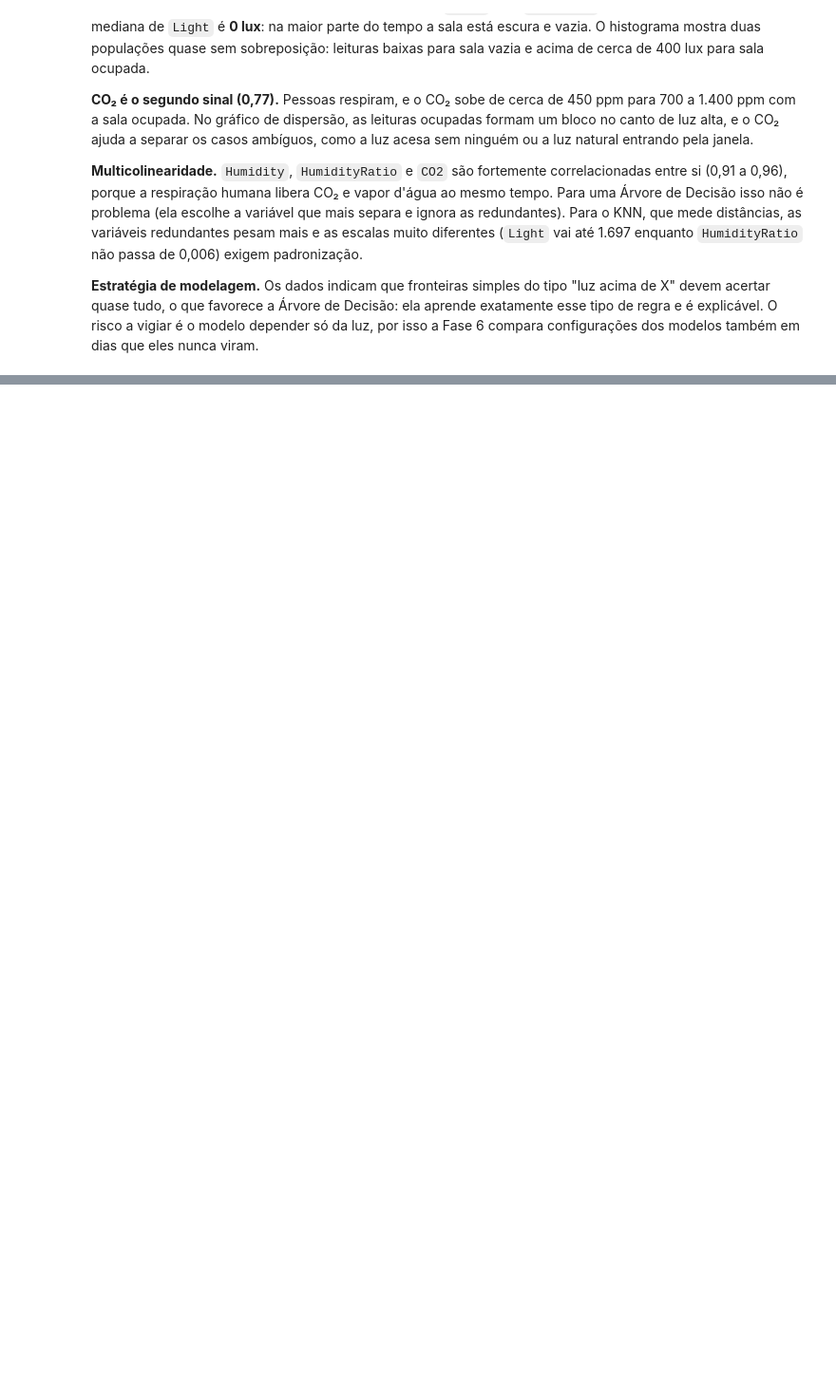
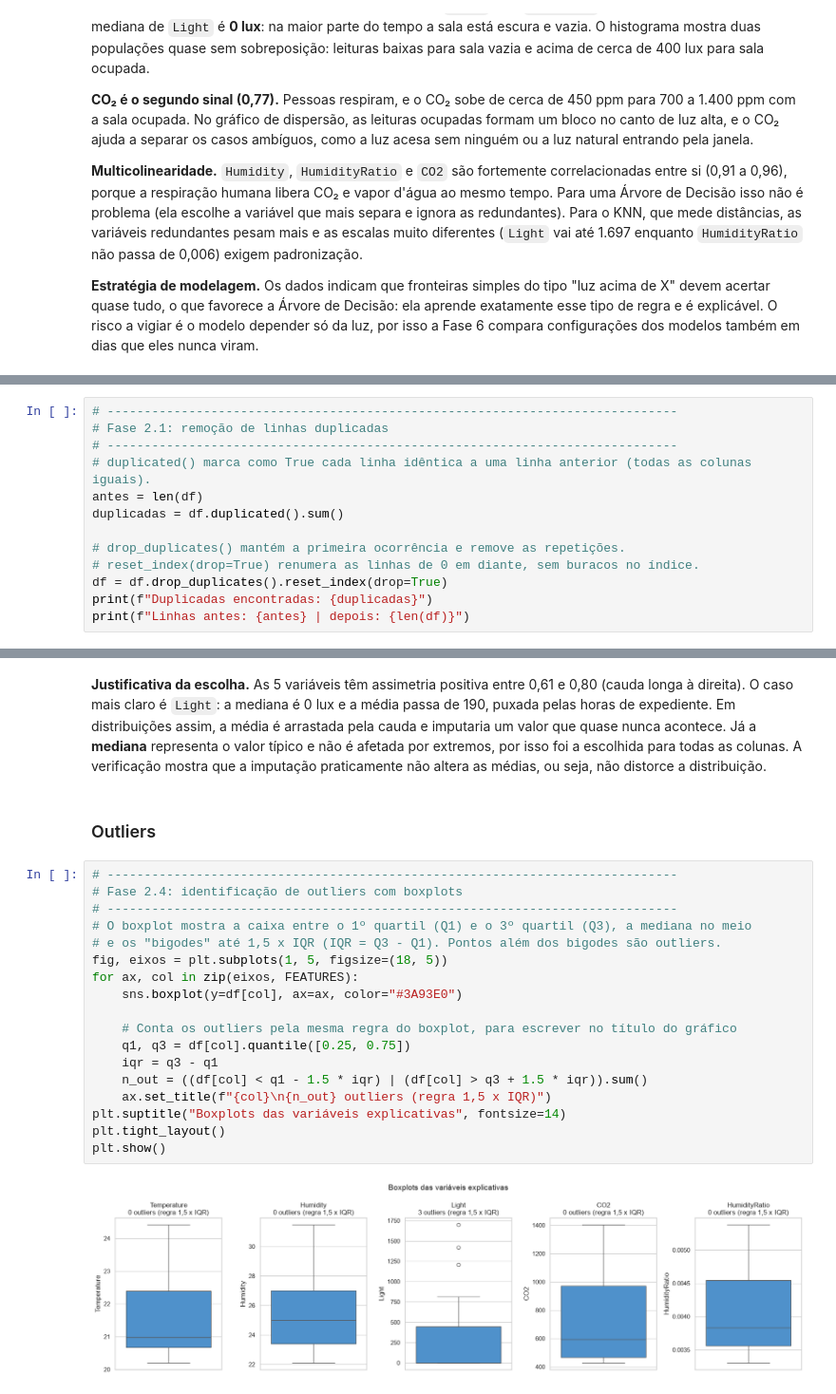
Before and after one commit to andersondiroza-dev/ocupacao-ia-pipeline, a Jupyter notebook: pipeline_ocupacao.ipynb, the cells around one changed output, grey strips where cells are left out. Shown at 95% size. Cells and saved outputs as stored; diff of their text form; blank space fills up the shorter version.

Commit message:
implementa fase 2: limpeza e tratamento dos dados

```diff
--- a/pipeline_ocupacao.ipynb
+++ b/pipeline_ocupacao.ipynb
@@ -282,0 +291,13 @@ plt.show()
+# %%
+# -----------------------------------------------------------------------------
+# Fase 2.1: remoção de linhas duplicadas
+# -----------------------------------------------------------------------------
+# duplicated() marca como True cada linha idêntica a uma linha anterior (todas as colunas iguais).
+antes = len(df)
+duplicadas = df.duplicated().sum()
+
+# drop_duplicates() mantém a primeira ocorrência e remove as repetições.
+# reset_index(drop=True) renumera as linhas de 0 em diante, sem buracos no índice.
+df = df.drop_duplicates().reset_index(drop=True)
+print(f"Duplicadas encontradas: {duplicadas}")
+print(f"Linhas antes: {antes} | depois: {len(df)}")
@@ -282,0 +388,24 @@ plt.show()
+# %% [markdown]
+**Justificativa da escolha.** As 5 variáveis têm assimetria positiva entre 0,61 e 0,80 (cauda longa à direita). O caso mais claro é `Light`: a mediana é 0 lux e a média passa de 190, puxada pelas horas de expediente. Em distribuições assim, a média é arrastada pela cauda e imputaria um valor que quase nunca acontece. Já a **mediana** representa o valor típico e não é afetada por extremos, por isso foi a escolhida para todas as colunas. A verificação mostra que a imputação praticamente não altera as médias, ou seja, não distorce a distribuição.
+# %% [markdown]
+### Outliers
+# %%
+# -----------------------------------------------------------------------------
+# Fase 2.4: identificação de outliers com boxplots
+# -----------------------------------------------------------------------------
+# O boxplot mostra a caixa entre o 1º quartil (Q1) e o 3º quartil (Q3), a mediana no meio
+# e os "bigodes" até 1,5 x IQR (IQR = Q3 - Q1). Pontos além dos bigodes são outliers.
+fig, eixos = plt.subplots(1, 5, figsize=(18, 5))
+for ax, col in zip(eixos, FEATURES):
+    sns.boxplot(y=df[col], ax=ax, color="#3A93E0")
+
+    # Conta os outliers pela mesma regra do boxplot, para escrever no título do gráfico
+    q1, q3 = df[col].quantile([0.25, 0.75])
+    iqr = q3 - q1
+    n_out = ((df[col] < q1 - 1.5 * iqr) | (df[col] > q3 + 1.5 * iqr)).sum()
+    ax.set_title(f"{col}\n{n_out} outliers (regra 1,5 x IQR)")
+plt.suptitle("Boxplots das variáveis explicativas", fontsize=14)
+plt.tight_layout()
+plt.show()
+# %% [output]
+[figure, added]
```
Also changed, not shown: parts of 10 cells of this notebook.
